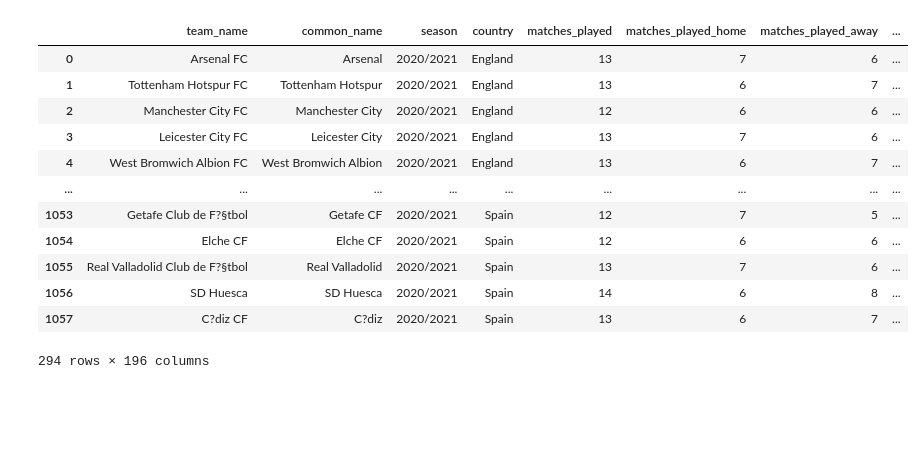
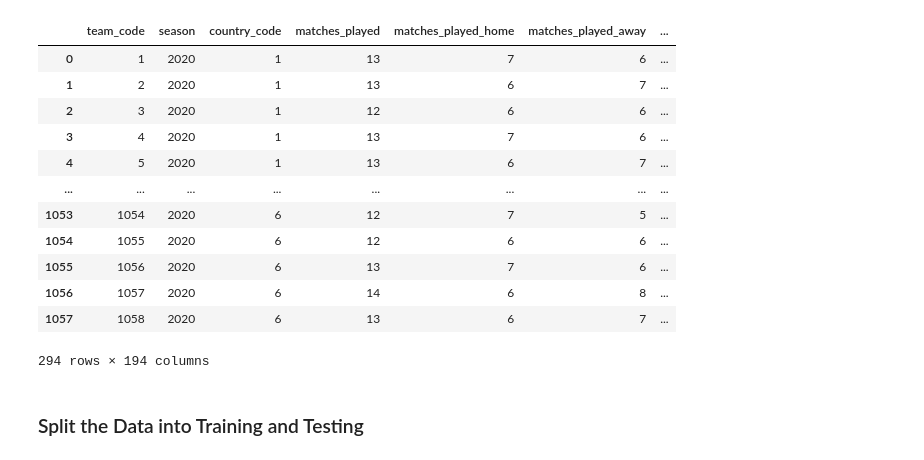
Before and after one commit to DavidChase88/Final_Project_Soccer, a Jupyter notebook: Deliverable_2_Machine_Learning.ipynb, the cells around one changed output. Drawn from its saved outputs; the diff is of its cells as text; code cells hidden in the pictures; blank space fills up the shorter version.

```diff
--- a/Deliverable_2_Machine_Learning.ipynb
+++ b/Deliverable_2_Machine_Learning.ipynb
@@ -13,7 +18,7 @@ from sklearn.metrics import confusion_matrix
 from imblearn.metrics import classification_report_imbalanced
 # %%
 #LOAD SOCCER DATA INTO A DATAFRAME
-soccer_data_load = "C:/Users/davec/Desktop/Class/20_Final_Project/soccer_data_V1.csv"
+soccer_data_load = "C:/Users/davec/Desktop/Class/20_Final_Project/soccer_data_V2.csv"
 soccer_data_df = pd.read_csv(soccer_data_load, encoding = 'unicode_escape')
 soccer_data_df.head(10)
 # %% [output]
@@ -86 +91,3 @@ soccer_data_df[['team_name','season','Champion']].head(200)
 200 rows × 3 columns
+# %%
+soccer_data_df = soccer_data_df.drop(['team_name','common_name','country'], axis=1)
@@ -104,19 +131,21 @@ past_soccer
 # %%
-current_soccer = soccer_data_df[(soccer_data_df["season"] == "2018/2019") | (soccer_data_df["season"] == "2019/2020") | (soccer_data_df["season"] == "2020/2021")]
-current_soccer
+current_soccer_df = soccer_data_df[(soccer_data_df["season"] == 2018) | (soccer_data_df["season"] == 2019) | (soccer_data_df["season"] == 2020)]
+current_soccer_df
 # %% [output]
-|  | team_name | common_name | season | country | matches_played | matches_played_home | matches_played_away | ... |
-| 0 | Arsenal FC | Arsenal | 2020/2021 | England | 13 | 7 | 6 | ... |
-| 1 | Tottenham Hotspur FC | Tottenham Hotspur | 2020/2021 | England | 13 | 6 | 7 | ... |
-| 2 | Manchester City FC | Manchester City | 2020/2021 | England | 12 | 6 | 6 | ... |
-| 3 | Leicester City FC | Leicester City | 2020/2021 | England | 13 | 7 | 6 | ... |
-| 4 | West Bromwich Albion FC | West Bromwich Albion | 2020/2021 | England | 13 | 6 | 7 | ... |
-| ... | ... | ... | ... | ... | ... | ... | ... | ... |
-| 1053 | Getafe Club de F?§tbol | Getafe CF | 2020/2021 | Spain | 12 | 7 | 5 | ... |
-| 1054 | Elche CF | Elche CF | 2020/2021 | Spain | 12 | 6 | 6 | ... |
-| 1055 | Real Valladolid Club de F?§tbol | Real Valladolid | 2020/2021 | Spain | 13 | 7 | 6 | ... |
-| 1056 | SD Huesca | SD Huesca | 2020/2021 | Spain | 14 | 6 | 8 | ... |
-| 1057 | C?­diz CF | C?­diz | 2020/2021 | Spain | 13 | 6 | 7 | ... |
+|  | team_code | season | country_code | matches_played | matches_played_home | matches_played_away | ... |
+| 0 | 1 | 2020 | 1 | 13 | 7 | 6 | ... |
+| 1 | 2 | 2020 | 1 | 13 | 6 | 7 | ... |
+| 2 | 3 | 2020 | 1 | 12 | 6 | 6 | ... |
+| 3 | 4 | 2020 | 1 | 13 | 7 | 6 | ... |
+| 4 | 5 | 2020 | 1 | 13 | 6 | 7 | ... |
+| ... | ... | ... | ... | ... | ... | ... | ... |
+| 1053 | 1054 | 2020 | 6 | 12 | 7 | 5 | ... |
+| 1054 | 1055 | 2020 | 6 | 12 | 6 | 6 | ... |
+| 1055 | 1056 | 2020 | 6 | 13 | 7 | 6 | ... |
+| 1056 | 1057 | 2020 | 6 | 14 | 6 | 8 | ... |
+| 1057 | 1058 | 2020 | 6 | 13 | 6 | 7 | ... |
-294 rows × 196 columns
+294 rows × 194 columns
+# %% [markdown]
+### Split the Data into Training and Testing
 # %%
 # Create our features
```
Also changed, not shown: parts of 33 cells of this notebook.
